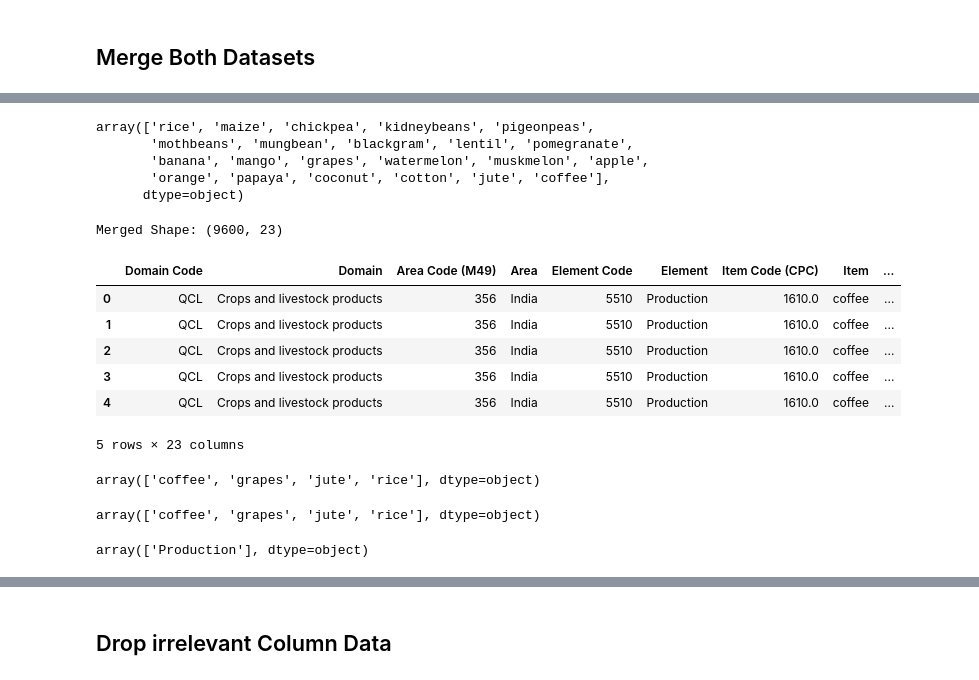
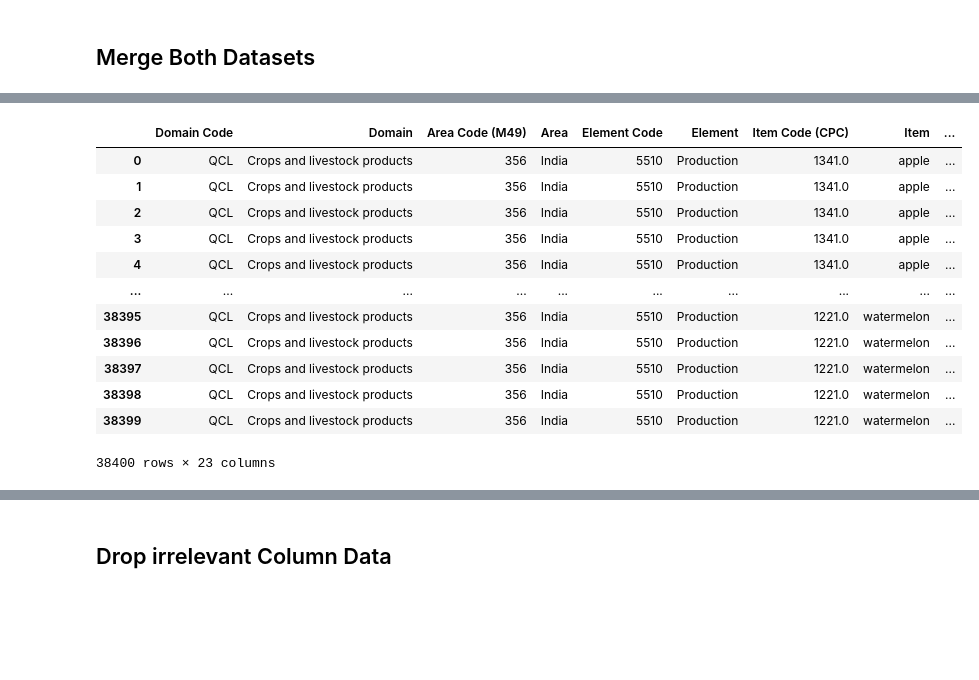
Before and after one commit to springboardmentor2468a-lab/AgriYield, a Jupyter notebook: AgriYield_Predictor.ipynb, the cells around one changed output, grey strips where cells are left out. Drawn from its saved outputs; the diff is of its cells as text; code cells hidden in the pictures; blank space fills up the shorter version.

```diff
--- a/AgriYield_Predictor.ipynb
+++ b/AgriYield_Predictor.ipynb
@@ -475,0 +407,3 @@ array(['rice', 'maize', 'chickpea', 'kidneybeans', 'pigeonpeas',
+# %%
+crop['label'] = crop['label'].str.strip().str.lower()
+crop['label'] = crop['label'].apply(lambda x: x[:-1] if x.endswith('s') else x)
@@ -476,4 +440,12 @@ array(['rice', 'maize', 'chickpea', 'kidneybeans', 'pigeonpeas',
+# %%
+rename_map = {
+    'chickpea': 'chick pea',
+    'maize': 'maize (corn)',
+    'mango': 'mangoe',
+    'pigeonpea': 'pigeon pea',
+    'muskmelon': 'cantaloupes and other melon'
+}
 # %%
-crop['label'] = crop['label'].str.lower().str.strip()
+crop['label'] = crop['label'].replace(rename_map)
 # %% [markdown]
 ## Merge Both Datasets
@@ -522,45 +452,21 @@ crop.head()
-# %%
-crop['label'].unique()
-# %% [output]
-array(['rice', 'maize', 'chickpea', 'kidneybeans', 'pigeonpeas',
-       'mothbeans', 'mungbean', 'blackgram', 'lentil', 'pomegranate',
-       'banana', 'mango', 'grapes', 'watermelon', 'muskmelon', 'apple',
-       'orange', 'papaya', 'coconut', 'cotton', 'jute', 'coffee'],
-      dtype=object)
 # %%
-merged = pd.merge(
-    fao_production,
-    crop,
-    left_on='Item',
-    right_on='label',
-    how='inner'
-)
-
-print("Merged Shape:", merged.shape)
+merged = pd.merge(fao, crop, left_on='Item', right_on='label', how='inner')
-# %% [output]
-Merged Shape: (9600, 23)
 # %%
-merged.head()
+merged
 # %% [output]
 |  | Domain Code | Domain | Area Code (M49) | Area | Element Code | Element | Item Code (CPC) | Item | ... |
-| 0 | QCL | Crops and livestock products | 356 | India | 5510 | Production | 1610.0 | coffee | ... |
-| 1 | QCL | Crops and livestock products | 356 | India | 5510 | Production | 1610.0 | coffee | ... |
-| 2 | QCL | Crops and livestock products | 356 | India | 5510 | Production | 1610.0 | coffee | ... |
-| 3 | QCL | Crops and livestock products | 356 | India | 5510 | Production | 1610.0 | coffee | ... |
-| 4 | QCL | Crops and livestock products | 356 | India | 5510 | Production | 1610.0 | coffee | ... |
+| 0 | QCL | Crops and livestock products | 356 | India | 5510 | Production | 1341.0 | apple | ... |
+| 1 | QCL | Crops and livestock products | 356 | India | 5510 | Production | 1341.0 | apple | ... |
+| 2 | QCL | Crops and livestock products | 356 | India | 5510 | Production | 1341.0 | apple | ... |
+| 3 | QCL | Crops and livestock products | 356 | India | 5510 | Production | 1341.0 | apple | ... |
+| 4 | QCL | Crops and livestock products | 356 | India | 5510 | Production | 1341.0 | apple | ... |
+| ... | ... | ... | ... | ... | ... | ... | ... | ... | ... |
+| 38395 | QCL | Crops and livestock products | 356 | India | 5510 | Production | 1221.0 | watermelon | ... |
+| 38396 | QCL | Crops and livestock products | 356 | India | 5510 | Production | 1221.0 | watermelon | ... |
+| 38397 | QCL | Crops and livestock products | 356 | India | 5510 | Production | 1221.0 | watermelon | ... |
+| 38398 | QCL | Crops and livestock products | 356 | India | 5510 | Production | 1221.0 | watermelon | ... |
+| 38399 | QCL | Crops and livestock products | 356 | India | 5510 | Production | 1221.0 | watermelon | ... |
-5 rows × 23 columns
+38400 rows × 23 columns
-# %%
-merged['label'].unique()
-# %% [output]
-array(['coffee', 'grapes', 'jute', 'rice'], dtype=object)
-# %%
-merged['Item'].unique()
-# %% [output]
-array(['coffee', 'grapes', 'jute', 'rice'], dtype=object)
-# %%
-merged['Element'].unique()
-# %% [output]
-array(['Production'], dtype=object)
 # %%
 merged.info()
 # %% [output]
```
Also changed, not shown: parts of 133 cells of this notebook.
